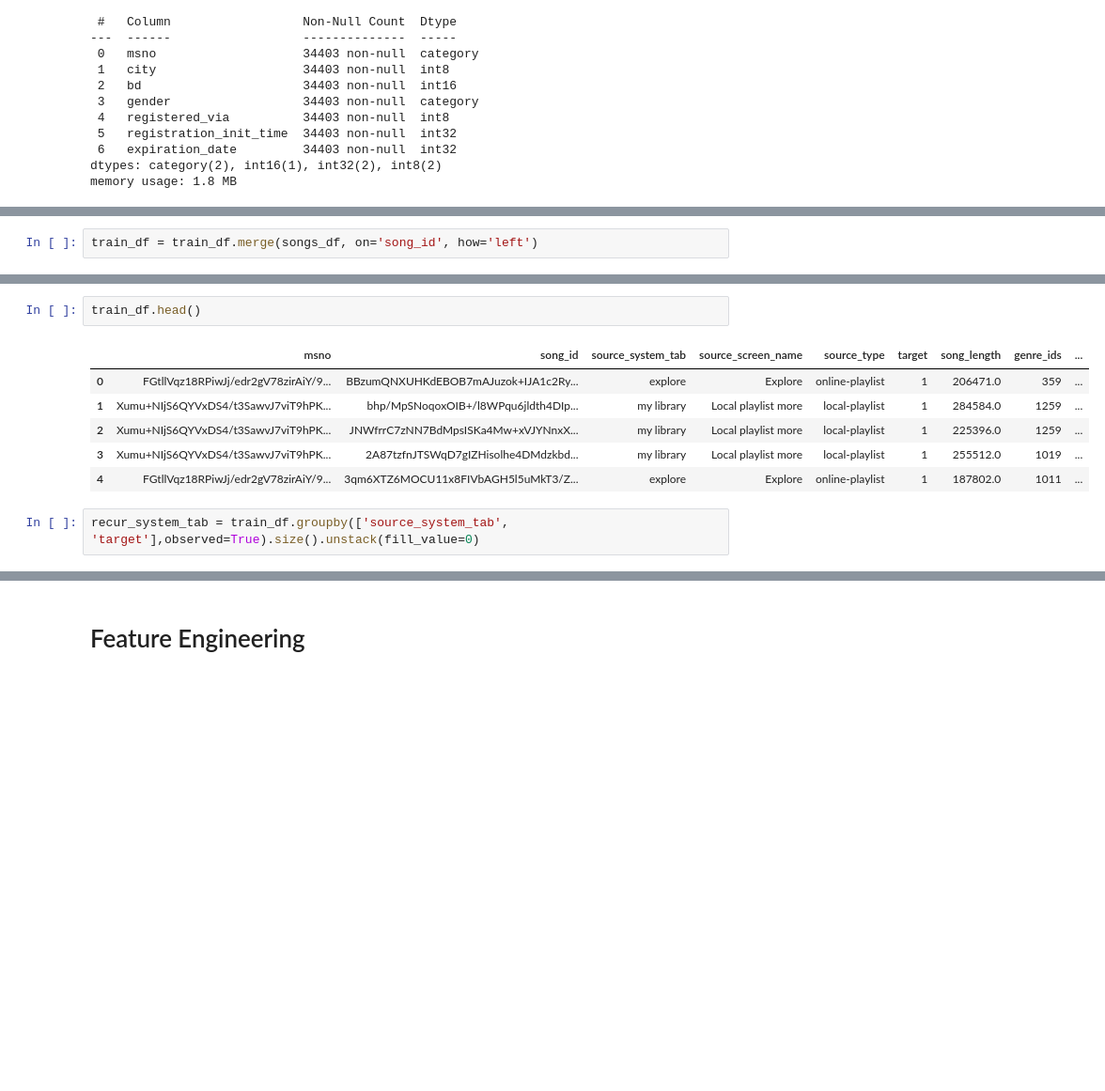
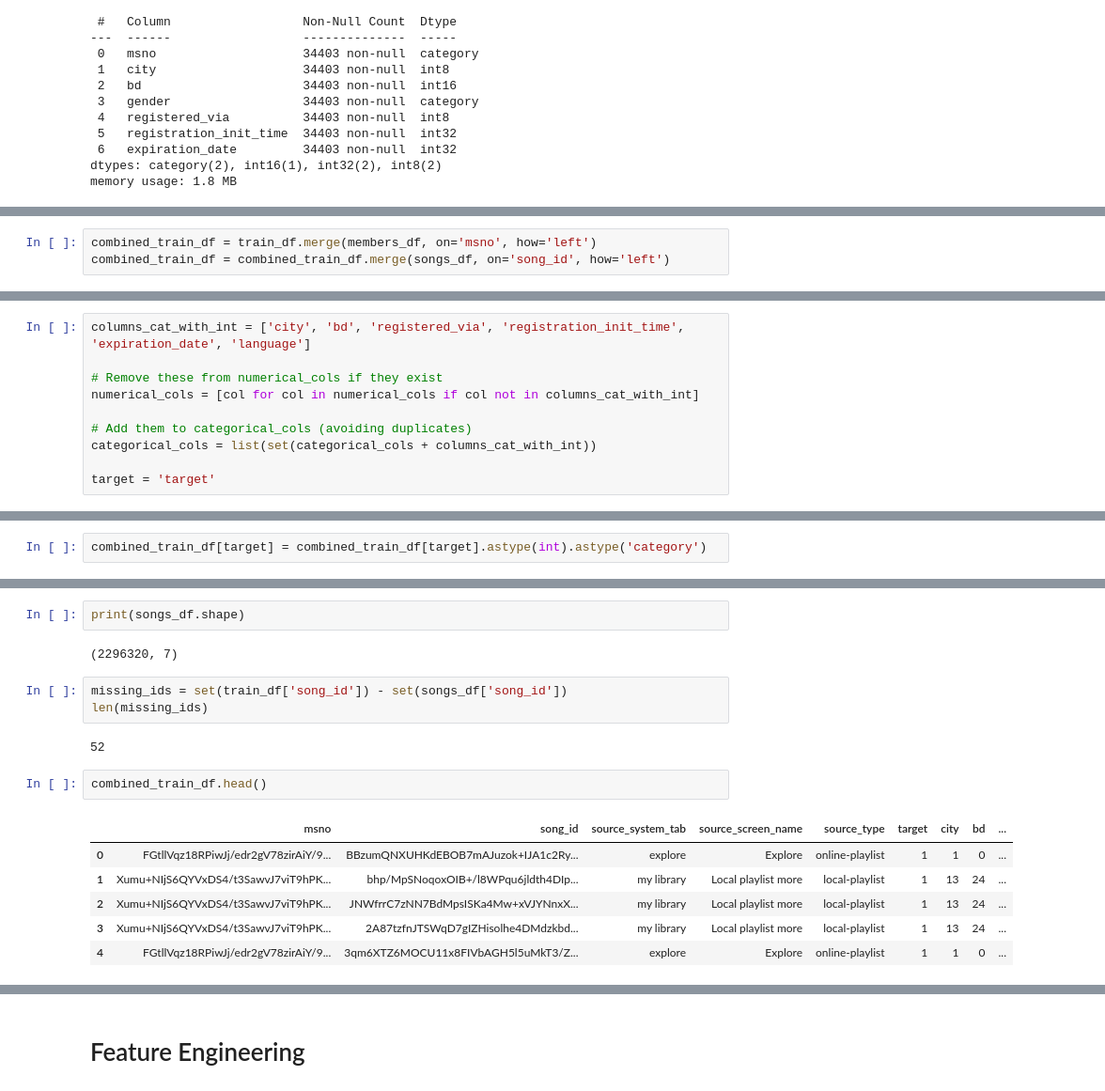
Before and after one commit to MilesQLi/Miles_Data_Science_Collection, a Jupyter notebook: Music/KKBoxs Music Recommendation Challenge/full_process.ipynb, the cells around one changed output, grey strips where cells are left out. Shown: that part at 94% size. Drawn from its saved outputs; the diff is of its cells as text; blank space fills up the shorter version.

```diff
--- a/Music/KKBoxs Music Recommendation Challenge/full_process.ipynb
+++ b/Music/KKBoxs Music Recommendation Challenge/full_process.ipynb
@@ -110,2 +140,0 @@ train_df['target']= train_df['target'].astype('int8')
-# %%
-train_df = train_df.merge(songs_df, on='song_id', how='left')
@@ -138,0 +200,3 @@ dtype: int64
+# %%
+combined_train_df = train_df.merge(members_df, on='msno', how='left')
+combined_train_df = combined_train_df.merge(songs_df, on='song_id', how='left')
@@ -138,0 +243,10 @@ dtype: int64
+# %%
+columns_cat_with_int = ['city', 'bd', 'registered_via', 'registration_init_time', 'expiration_date', 'language']
+
+# Remove these from numerical_cols if they exist
+numerical_cols = [col for col in numerical_cols if col not in columns_cat_with_int]
+
+# Add them to categorical_cols (avoiding duplicates)
+categorical_cols = list(set(categorical_cols + columns_cat_with_int))
+
+target = 'target'
@@ -138,0 +263,2 @@ dtype: int64
+# %%
+combined_train_df[target] = combined_train_df[target].astype(int).astype('category')
@@ -139,11 +463,18 @@ dtype: int64
+# %%
+print(songs_df.shape)
+# %% [output]
+(2296320, 7)
+# %%
+missing_ids = set(train_df['song_id']) - set(songs_df['song_id'])
+len(missing_ids)
+# %% [output]
+52
 # %%
-train_df.head()
+combined_train_df.head()
 # %% [output]
-|  | msno | song_id | source_system_tab | source_screen_name | source_type | target | song_length | genre_ids | ... |
-| 0 | FGtllVqz18RPiwJj/edr2gV78zirAiY/9... | BBzumQNXUHKdEBOB7mAJuzok+IJA1c2Ry... | explore | Explore | online-playlist | 1 | 206471.0 | 359 | ... |
-| 1 | Xumu+NIjS6QYVxDS4/t3SawvJ7viT9hPK... | bhp/MpSNoqoxOIB+/l8WPqu6jldth4DIp... | my library | Local playlist more | local-playlist | 1 | 284584.0 | 1259 | ... |
-| 2 | Xumu+NIjS6QYVxDS4/t3SawvJ7viT9hPK... | JNWfrrC7zNN7BdMpsISKa4Mw+xVJYNnxX... | my library | Local playlist more | local-playlist | 1 | 225396.0 | 1259 | ... |
-| 3 | Xumu+NIjS6QYVxDS4/t3SawvJ7viT9hPK... | 2A87tzfnJTSWqD7gIZHisolhe4DMdzkbd... | my library | Local playlist more | local-playlist | 1 | 255512.0 | 1019 | ... |
-| 4 | FGtllVqz18RPiwJj/edr2gV78zirAiY/9... | 3qm6XTZ6MOCU11x8FIVbAGH5l5uMkT3/Z... | explore | Explore | online-playlist | 1 | 187802.0 | 1011 | ... |
+|  | msno | song_id | source_system_tab | source_screen_name | source_type | target | city | bd | ... |
+| 0 | FGtllVqz18RPiwJj/edr2gV78zirAiY/9... | BBzumQNXUHKdEBOB7mAJuzok+IJA1c2Ry... | explore | Explore | online-playlist | 1 | 1 | 0 | ... |
+| 1 | Xumu+NIjS6QYVxDS4/t3SawvJ7viT9hPK... | bhp/MpSNoqoxOIB+/l8WPqu6jldth4DIp... | my library | Local playlist more | local-playlist | 1 | 13 | 24 | ... |
+| 2 | Xumu+NIjS6QYVxDS4/t3SawvJ7viT9hPK... | JNWfrrC7zNN7BdMpsISKa4Mw+xVJYNnxX... | my library | Local playlist more | local-playlist | 1 | 13 | 24 | ... |
+| 3 | Xumu+NIjS6QYVxDS4/t3SawvJ7viT9hPK... | 2A87tzfnJTSWqD7gIZHisolhe4DMdzkbd... | my library | Local playlist more | local-playlist | 1 | 13 | 24 | ... |
+| 4 | FGtllVqz18RPiwJj/edr2gV78zirAiY/9... | 3qm6XTZ6MOCU11x8FIVbAGH5l5uMkT3/Z... | explore | Explore | online-playlist | 1 | 1 | 0 | ... |
-# %%
-recur_system_tab = train_df.groupby(['source_system_tab', 'target'],observed=True).size().unstack(fill_value=0)
```
Also changed, not shown: parts of 69 cells of this notebook.
